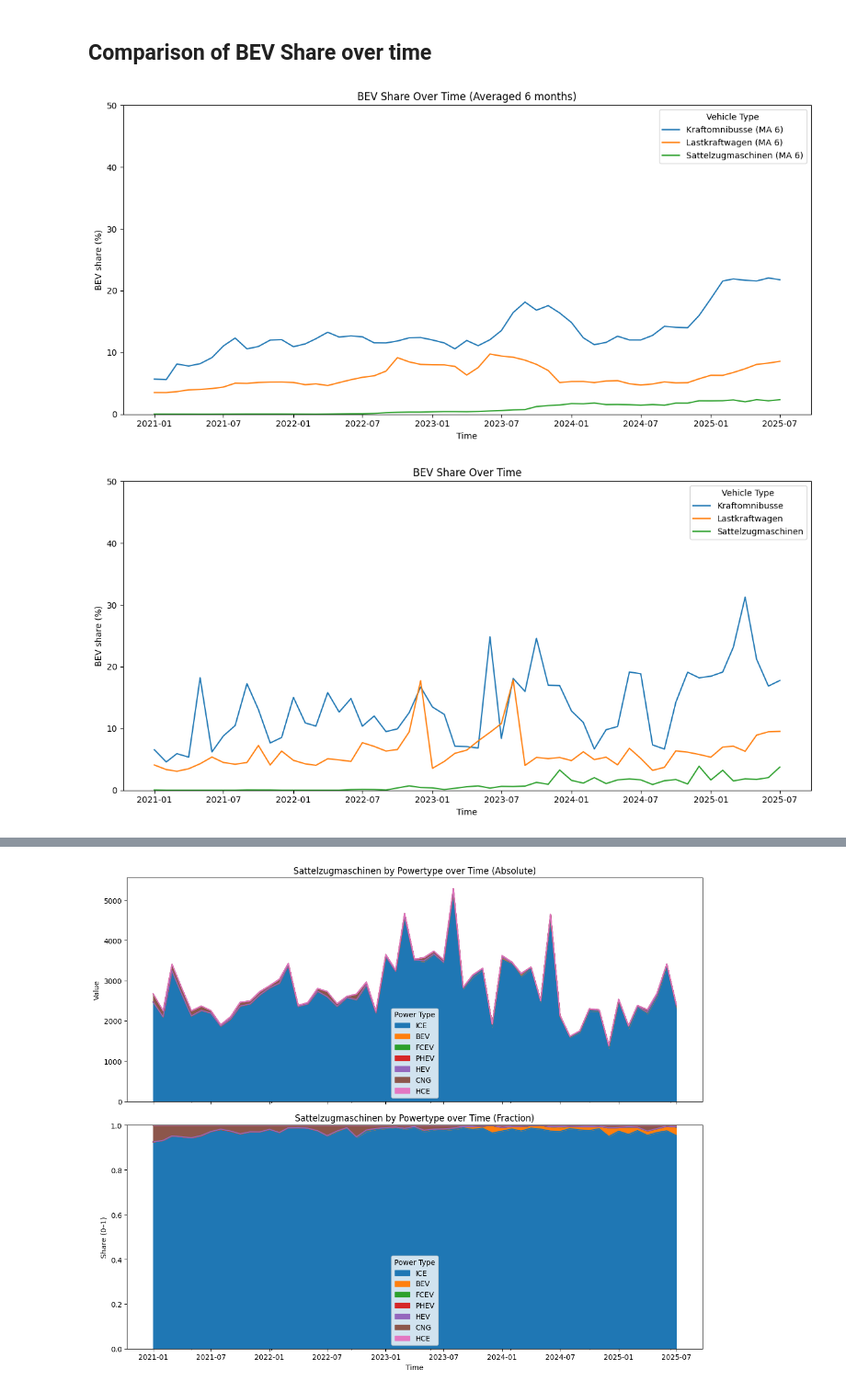
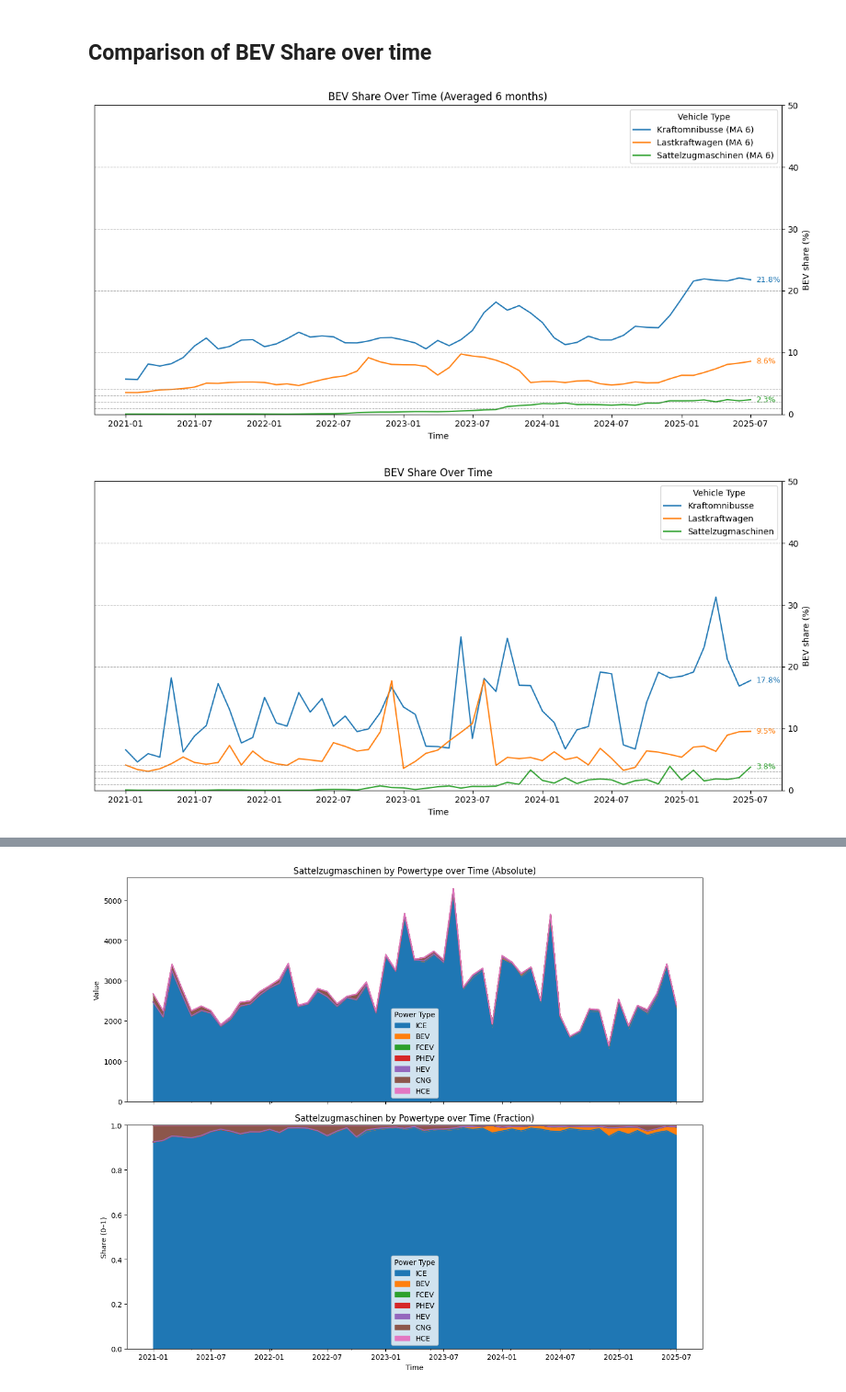
Before and after one commit to DerGenaue/ev_transition, a Jupyter notebook: de_electric_truck_development.ipynb, the cells around one changed output, grey strips where cells are left out. Shown at 92% size. Drawn from its saved outputs; the diff is of its cells as text; code cells hidden in the pictures.

Commit message:
Improve plots and text

```diff
--- a/de_electric_truck_development.ipynb
+++ b/de_electric_truck_development.ipynb
@@ -69,31 +34,58 @@ plot_by_power_type('Sattelzugmaschinen')
 # %%
 monthy_average_window = 6
 types = ['Kraftomnibusse', 'Lastkraftwagen', 'Sattelzugmaschinen']
 
+
 def plot_bev_share(types, ma_window=1):
-    plt.figure(figsize=(12, 6))
+    fig, ax = plt.subplots(figsize=(12, 6))
     for t in types:
         sub = ev_data.xs(t, axis=1, level=0, drop_level=True).sort_index()
         total = pd.to_numeric(sub.sum(axis=1), errors='coerce').astype('float64')
         bev = sub[PowerType.BEV] if PowerType.BEV in sub.columns else pd.Series(0, index=sub.index, dtype='float64')
         bev = pd.to_numeric(bev, errors='coerce').astype('float64')
         share_pct = bev.div(total.where(total > 0)).fillna(0.0) * 100
+
         if ma_window <= 1:
-            share_pct.plot(label=f'{t}')
+            series_to_plot = share_pct
+            label = f'{t}'
         else:
-            share_smoothed = share_pct.rolling(window=ma_window, min_periods=1, center=True).mean()
-            share_smoothed.plot(label=f'{t} (MA {ma_window})')
+            series_to_plot = share_pct.rolling(window=ma_window, min_periods=1, center=True).mean()
+            label = f'{t} (MA {ma_window})'
 
-    plt.ylim(0, 50)
-    plt.ylabel('BEV share (%)')
-    plt.xlabel('Time')
-    plt.title('BEV Share Over Time' if ma_window <= 1 else f'BEV Share Over Time (Averaged {ma_window} months)')
-    plt.legend(title='Vehicle Type')
+        # Plot line and add last value label
+        line, = ax.plot(series_to_plot.index, series_to_plot.values, label=label)
+        valid_series = series_to_plot.dropna()
+        if not valid_series.empty:
+            x_last = valid_series.index[-1]
+            y_last = float(valid_series.iloc[-1])
+            # Place the label slightly to the right of the last point
+            try:
+                x_text = x_last + pd.Timedelta(days=15)
+            except Exception:
+                x_text = x_last
+            ax.text(x_text, y_last, f'{y_last:.1f}%', color=line.get_color(), ha='left', va='center', fontsize=9)
+
+    ax.set_ylim(0, 50)
+    # Add horizontal reference lines every 10 percentage points
+    for y in range(10, 50, 10):
+        ax.axhline(y=y, color='gray', linestyle='--', linewidth=0.7, alpha=0.6)
+    for y in range(1, 5, 1):
+        ax.axhline(y=y, color='gray', linestyle='--', linewidth=0.7, alpha=0.6)
+
+    ax.set_ylabel('BEV share (%)')
+    ax.set_xlabel('Time')
+    ax.set_title('BEV Share Over Time' if ma_window <= 1 else f'BEV Share Over Time (Averaged {ma_window} months)')
+    ax.legend(title='Vehicle Type')
+
+    ax.yaxis.set_label_position("right")
+    ax.yaxis.tick_right()
+
     plt.tight_layout()
     plt.show()
 
+
 plot_bev_share(types, monthy_average_window)
 plot_bev_share(types)
 # %% [output]
-[figure, old version]
+[figure, new version]
-[figure, old version]
+[figure, new version]
```
Also changed, not shown: parts of 8 cells of this notebook, 1 other file.
